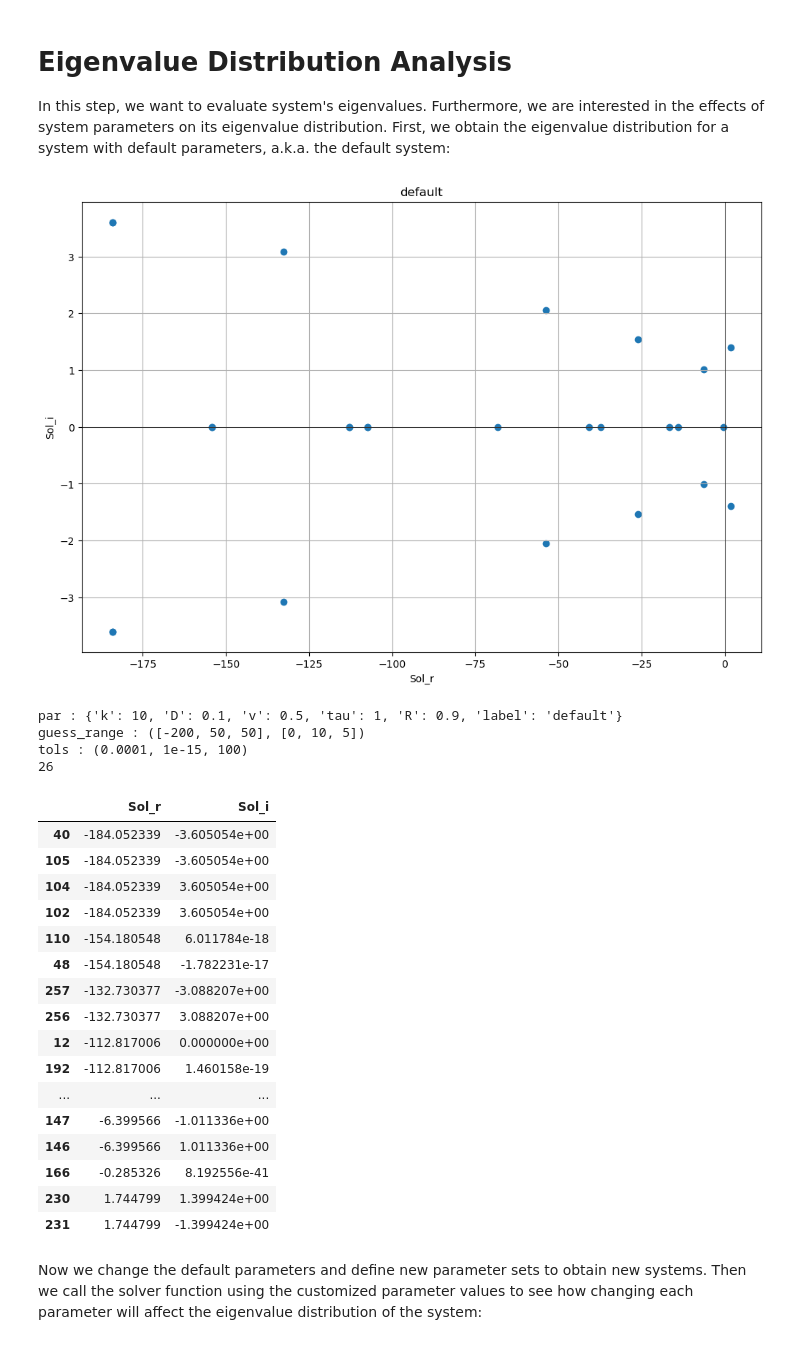
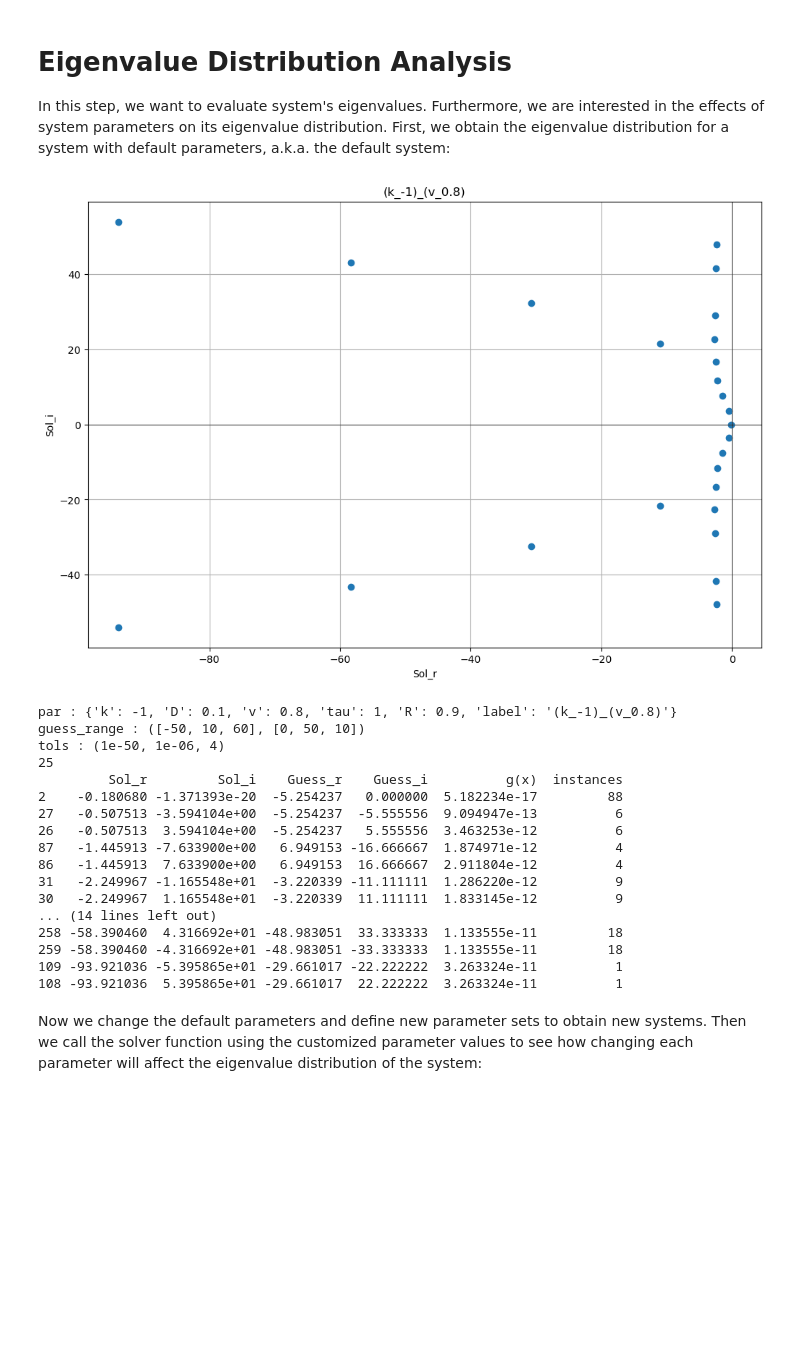
Before and after one commit to behradmoadeli/pfr_isothermal_recycle_delay_optimal, a Jupyter notebook: BehradPaper.ipynb, the cells around one changed output. Cells and saved outputs as stored; diff of their text form; code cells hidden in the pictures; blank space fills up the shorter version.

Commit message:
got results in single plot. to work on creating multi plots and 3D plots

```diff
--- a/BehradPaper.ipynb
+++ b/BehradPaper.ipynb
@@ -480,36 +543,34 @@ In this step, we want to evaluate system's eigenvalues. Furthermore, we are inte
 # %%
 # Solve and plot for default_par
 
-df, label, metadata = find_eig(guess_range_real=[-200,50,50], guess_range_imag=[0,10,5])
-df = cluster(df, 4)
+df, label, metadata = find_eig(guess_range_real=[-50,10,60], guess_range_imag=[0,50,10], tol_fsolve=1e-50, tol_is_sol=1e-6, k=-1, v=0.8)
+# df, label, metadata = find_eig(guess_single=5.255058, tol_fsolve=1e-20, tol_is_sol=1e-12)
+# df = process_dataframe(df)
 plot_single_df(df, label, metadata, filter=False)
 print(len(df))
-df.sort_values(by=['Sol_r'])
+df = df.sort_values(by='Sol_r', ascending=False)
+print(df)
 
 # Bookmark
 # %% [output]
-[figure, old version]
+[figure, new version]
-par : {'k': 10, 'D': 0.1, 'v': 0.5, 'tau': 1, 'R': 0.9, 'label': 'default'}
-guess_range : ([-200, 50, 50], [0, 10, 5])
-tols : (0.0001, 1e-15, 100)
-26
+par : {'k': -1, 'D': 0.1, 'v': 0.8, 'tau': 1, 'R': 0.9, 'label': '(k_-1)_(v_0.8)'}
+guess_range : ([-50, 10, 60], [0, 50, 10])
+tols : (1e-50, 1e-06, 4)
+25
+         Sol_r         Sol_i    Guess_r    Guess_i          g(x)  instances
+2    -0.180680 -1.371393e-20  -5.254237   0.000000  5.182234e-17         88
+27   -0.507513 -3.594104e+00  -5.254237  -5.555556  9.094947e-13          6
+26   -0.507513  3.594104e+00  -5.254237   5.555556  3.463253e-12          6
+87   -1.445913 -7.633900e+00   6.949153 -16.666667  1.874971e-12          4
+86   -1.445913  7.633900e+00   6.949153  16.666667  2.911804e-12          4
+31   -2.249967 -1.165548e+01  -3.220339 -11.111111  1.286220e-12          9
+30   -2.249967  1.165548e+01  -3.220339  11.111111  1.833145e-12          9
+... (14 lines left out)
+258 -58.390460  4.316692e+01 -48.983051  33.333333  1.133555e-11         18
+259 -58.390460 -4.316692e+01 -48.983051 -33.333333  1.133555e-11         18
+109 -93.921036 -5.395865e+01 -29.661017 -22.222222  3.263324e-11          1
+108 -93.921036  5.395865e+01 -29.661017  22.222222  3.263324e-11          1
-|  | Sol_r | Sol_i |
-| 40 | -184.052339 | -3.605054e+00 |
-| 105 | -184.052339 | -3.605054e+00 |
-| 104 | -184.052339 | 3.605054e+00 |
-| 102 | -184.052339 | 3.605054e+00 |
-| 110 | -154.180548 | 6.011784e-18 |
-| 48 | -154.180548 | -1.782231e-17 |
-| 257 | -132.730377 | -3.088207e+00 |
-| 256 | -132.730377 | 3.088207e+00 |
-| 12 | -112.817006 | 0.000000e+00 |
-| 192 | -112.817006 | 1.460158e-19 |
-| ... | ... | ... |
-| 147 | -6.399566 | -1.011336e+00 |
-| 146 | -6.399566 | 1.011336e+00 |
-| 166 | -0.285326 | 8.192556e-41 |
-| 230 | 1.744799 | 1.399424e+00 |
-| 231 | 1.744799 | -1.399424e+00 |
 # %% [markdown]
 Now we change the default parameters and define new parameter sets to obtain new systems. Then we call the solver function using the customized parameter values to see how changing each parameter will affect the eigenvalue distribution of the system:
 # %%
```
Also changed, not shown: parts of 10 cells of this notebook, 6 other files.
